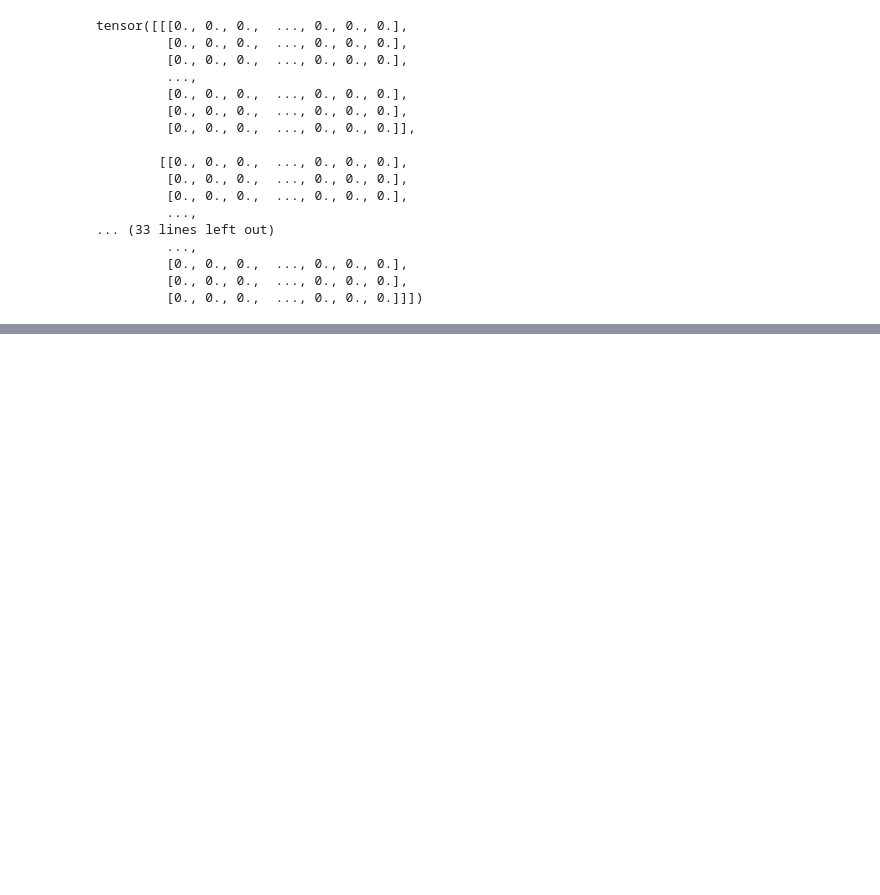
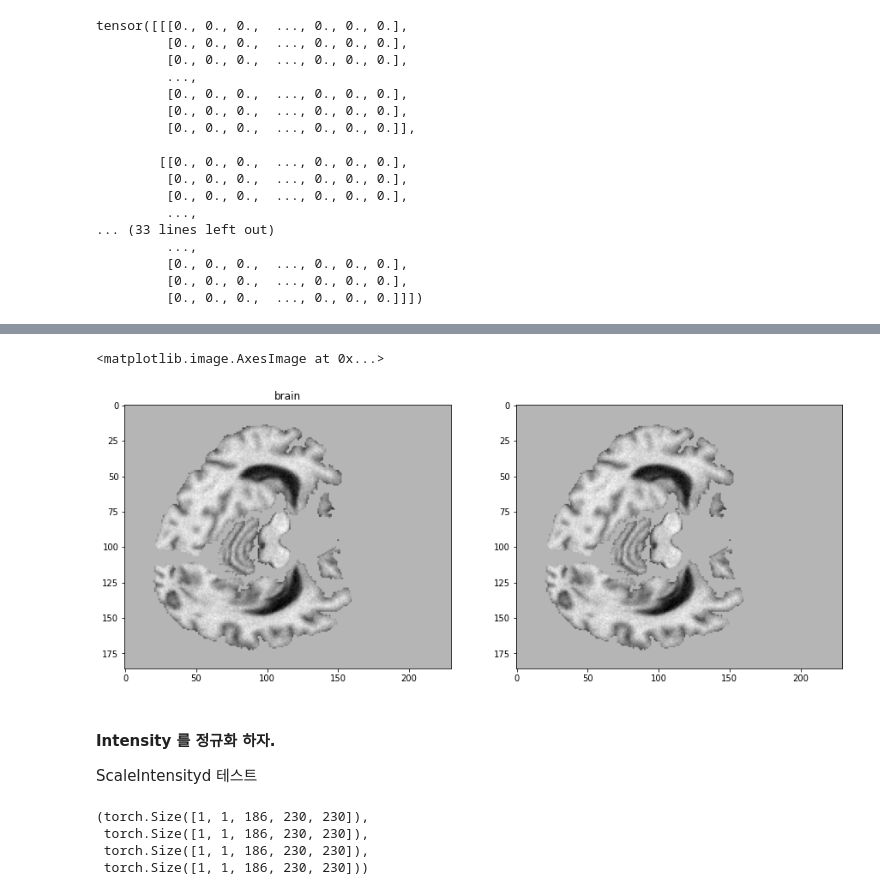
Before and after one commit to duc-ke/MONAI_examples, a Jupyter notebook: st0.plot_images.ipynb, the cells around one changed output, grey strips where cells are left out. Cells and saved outputs as stored; diff of their text form; code cells hidden in the pictures; blank space fills up the shorter version.

```diff
--- a/st0.plot_images.ipynb
+++ b/st0.plot_images.ipynb
@@ -208,0 +739,29 @@ tensor([[[0., 0., 0.,  ..., 0., 0., 0.],
+# %%
+basic_transforms = Compose(
+    [
+        LoadImaged(keys=["image", "label", "brain", "mask"]),
+        EnsureChannelFirstd(keys=["image", "label", "brain", "mask"]),
+        Orientationd(keys=["image", "label", "brain", "mask"], axcodes="RAS"),
+    ]
+)
+test_transforms = Compose(
+    [
+        LoadImaged(keys=["image", "label", "brain", "mask"]),
+        EnsureChannelFirstd(keys=["image", "label", "brain", "mask"]),
+        Orientationd(keys=["image", "label", "brain", "mask"], axcodes="RAS"),
+        Lambdad(keys='brain', func=lambda x: np.where(x==-0, 0, x))
+    ]
+)
+ori_ds = Dataset(data=val_files, transform=basic_transforms)
+ori_loader = DataLoader(ori_ds, batch_size=1)
+ori_data = first(ori_loader)
+ori_image, ori_label = (ori_data["image"], ori_data["label"])
+ori_brain, ori_mask = (ori_data["brain"], ori_data["mask"])
+
+
+test_ds = Dataset(data=val_files, transform=test_transforms)
+test_loader = DataLoader(test_ds, batch_size=1)
+test_data = first(test_loader)
+image, label = (test_data["image"], test_data["label"])
+brain, mask = (test_data["brain"], test_data["mask"])
+image.shape, label.shape, brain.shape, mask.shape
@@ -208,0 +813,49 @@ tensor([[[0., 0., 0.,  ..., 0., 0., 0.],
+# %%
+plt.figure("check", (15, 10))
+plt.title("ori brain")
+plt.subplot(1, 2, 1)
+plt.imshow(ori_brain[0,0, :, :, H], cmap="gray")
+plt.title("brain")
+plt.subplot(1, 2, 2)
+plt.imshow(brain[0,0, :, :, H], cmap="gray")
+# %% [output]
+<matplotlib.image.AxesImage at 0x...>
+[figure, added]
+# %% [markdown]
+#### Intensity 를 정규화 하자.
+ScaleIntensityd 테스트
+# %%
+basic_transforms = Compose(
+    [
+        LoadImaged(keys=["image", "label", "brain", "mask"]),
+        EnsureChannelFirstd(keys=["image", "label", "brain", "mask"]),
+        Orientationd(keys=["image", "label", "brain", "mask"], axcodes="RAS"),
+    ]
+)
+test_transforms = Compose(
+    [
+        LoadImaged(keys=["image", "label", "brain", "mask"]),
+        EnsureChannelFirstd(keys=["image", "label", "brain", "mask"]),
+        Orientationd(keys=["image", "label", "brain", "mask"], axcodes="RAS"),
+#         Lambdad(keys='brain', func=lambda x: np.where(x==-0, 0, x))
+        ScaleIntensityd(keys=["brain"], minv=0.0, maxv=1.0)
+    ]
+)
+ori_ds = Dataset(data=val_files, transform=basic_transforms)
+ori_loader = DataLoader(ori_ds, batch_size=1)
+ori_data = first(ori_loader)
+ori_image, ori_label = (ori_data["image"], ori_data["label"])
+ori_brain, ori_mask = (ori_data["brain"], ori_data["mask"])
+
+
+test_ds = Dataset(data=val_files, transform=test_transforms)
+test_loader = DataLoader(test_ds, batch_size=1)
+test_data = first(test_loader)
+image, label = (test_data["image"], test_data["label"])
+brain, mask = (test_data["brain"], test_data["mask"])
+image.shape, label.shape, brain.shape, mask.shape
+# %% [output]
+(torch.Size([1, 1, 186, 230, 230]),
+ torch.Size([1, 1, 186, 230, 230]),
+ torch.Size([1, 1, 186, 230, 230]),
+ torch.Size([1, 1, 186, 230, 230]))
```
Also changed, not shown: parts of 50 cells of this notebook.
